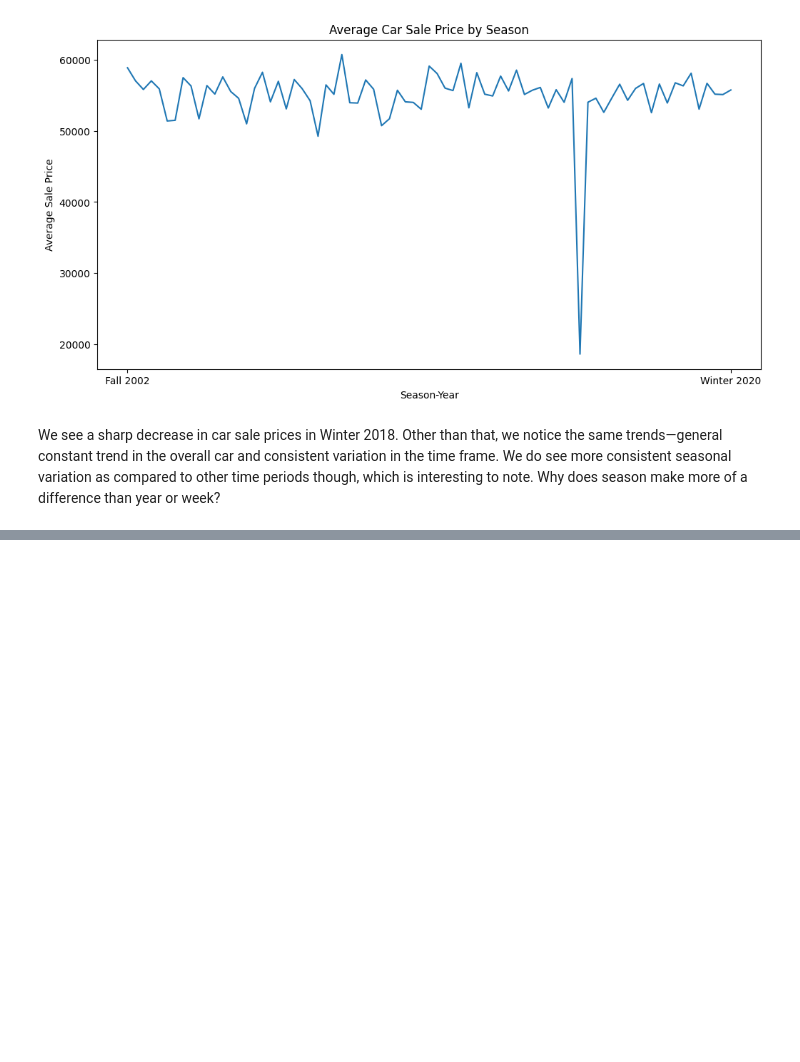
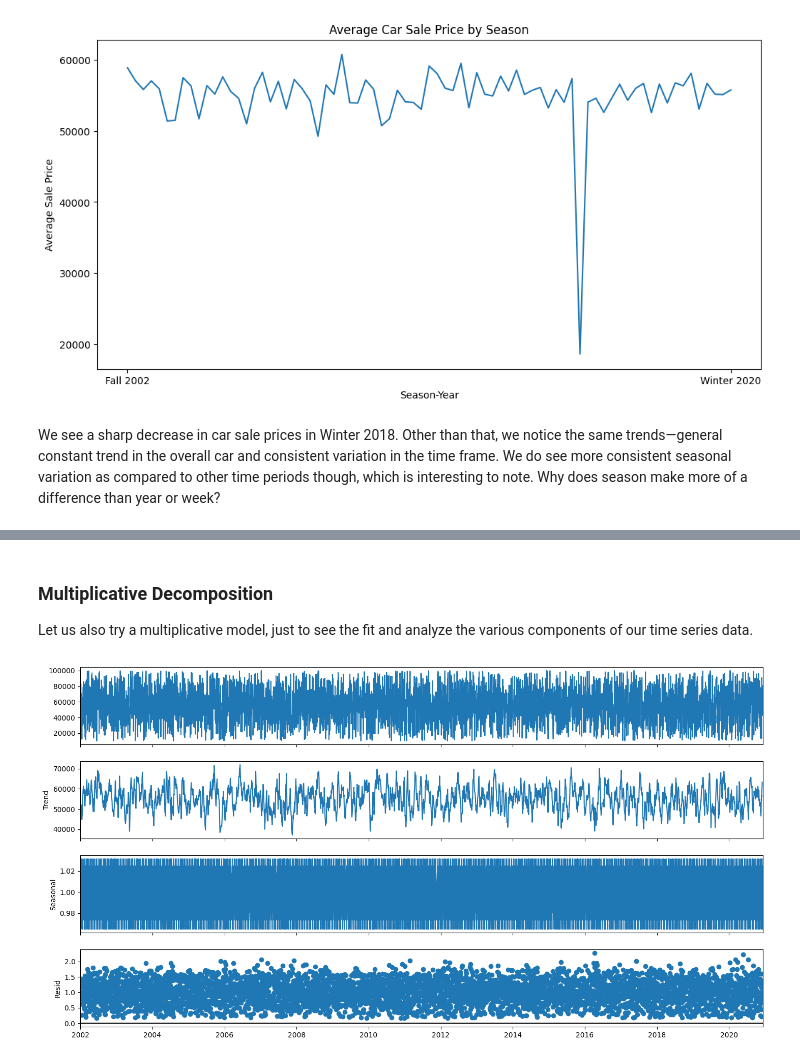
Before and after one commit to arnavakula/car-sale-tracker, a Jupyter notebook: time-series-analysis.ipynb, the cells around one changed output, grey strips where cells are left out. Cells and saved outputs as stored; diff of their text form; code cells hidden in the pictures; blank space fills up the shorter version.

```diff
--- a/time-series-analysis.ipynb
+++ b/time-series-analysis.ipynb
@@ -117,0 +143,8 @@ We see a sharp decrease in car sale prices in Winter 2018. Other than that, we n
+# %% [markdown]
+### Multiplicative Decomposition
+Let us also try a multiplicative model, just to see the fit and analyze the various components of our time series data.
+# %%
+multiplicative_decomp = seasonal_decompose(ts_data, model='multiplicative', period=12)
+multiplicative_decomp.plot().set_size_inches((16, 8))
+# %% [output]
+[figure, added]
```
Also changed, not shown: parts of 7 cells of this notebook, 1 other file.
